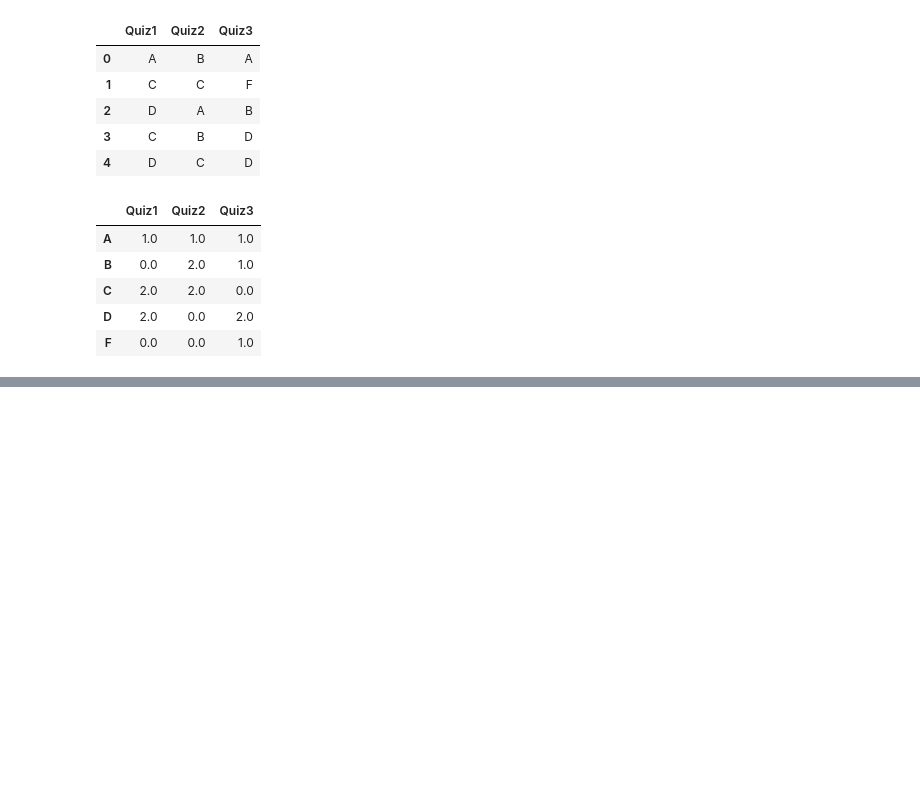
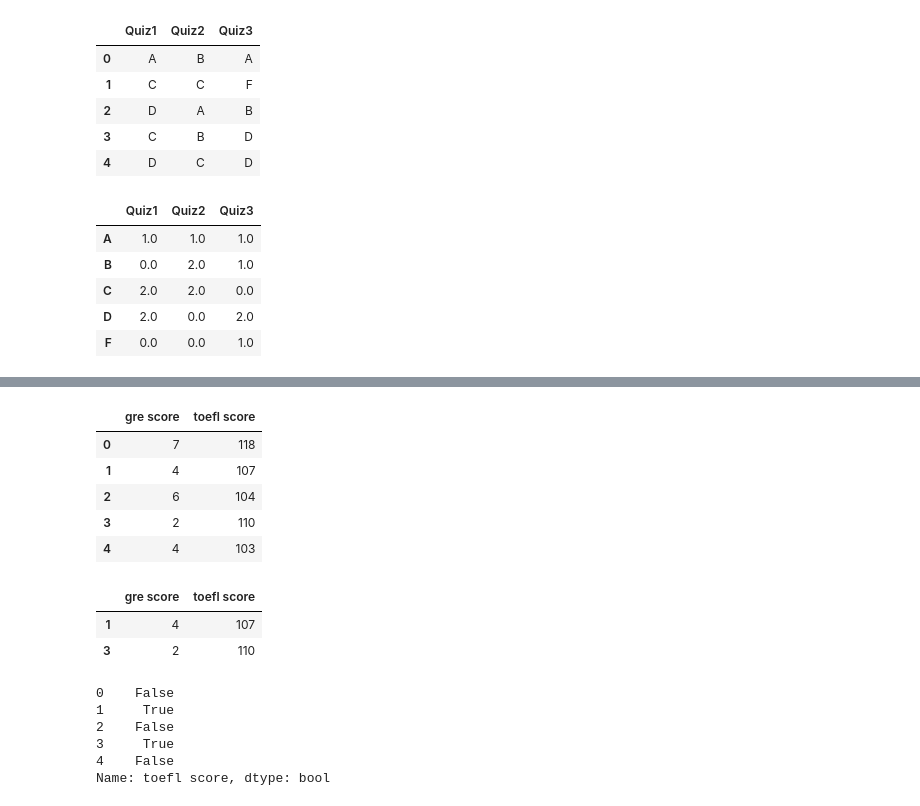
Before and after one commit to BruceBerk/Intro_to_Data_Science_Coursera, a Jupyter notebook: Course_1/Ch_05_pandas.ipynb, the cells around one changed output, grey strips where cells are left out. Drawn from its saved outputs; the diff is of its cells as text; code cells hidden in the pictures; blank space fills up the shorter version.

```diff
--- a/Course_1/Ch_05_pandas.ipynb
+++ b/Course_1/Ch_05_pandas.ipynb
@@ -576,0 +635,11 @@ result
+# %%
+frame = pd.DataFrame({'gre score': [7,4,6,2,4], 'toefl score': [118,107,104,110,103]})
+# %%
+frame
+# %% [output]
+|  | gre score | toefl score |
+| 0 | 7 | 118 |
+| 1 | 4 | 107 |
+| 2 | 6 | 104 |
+| 3 | 2 | 110 |
+| 4 | 4 | 103 |
@@ -576,0 +648,15 @@ result
+# %%
+df[df['toefl score'].gt(105) & df['toefl score'].lt(115)]
+# %% [output]
+|  | gre score | toefl score |
+| 1 | 4 | 107 |
+| 3 | 2 | 110 |
+# %%
+(df['toefl score'] > 105) & (df['toefl score'] < 115)
+# %% [output]
+0    False
+1     True
+2    False
+3     True
+4    False
+Name: toefl score, dtype: bool
```
Also changed, not shown: parts of 27 cells of this notebook, 3 other files.
